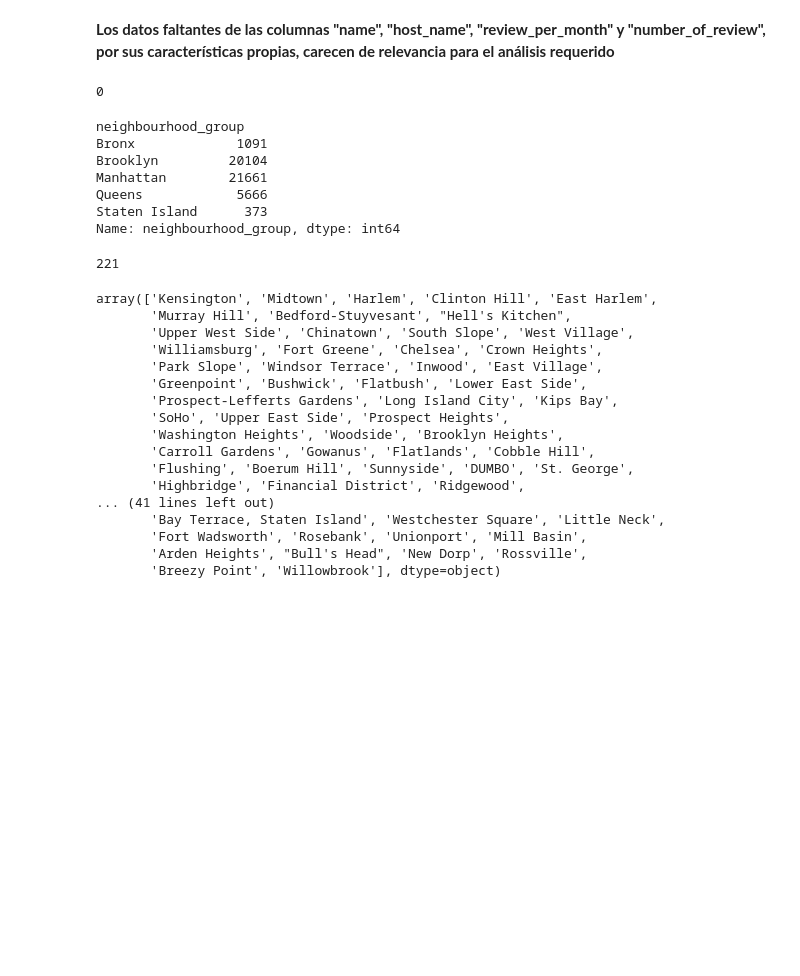
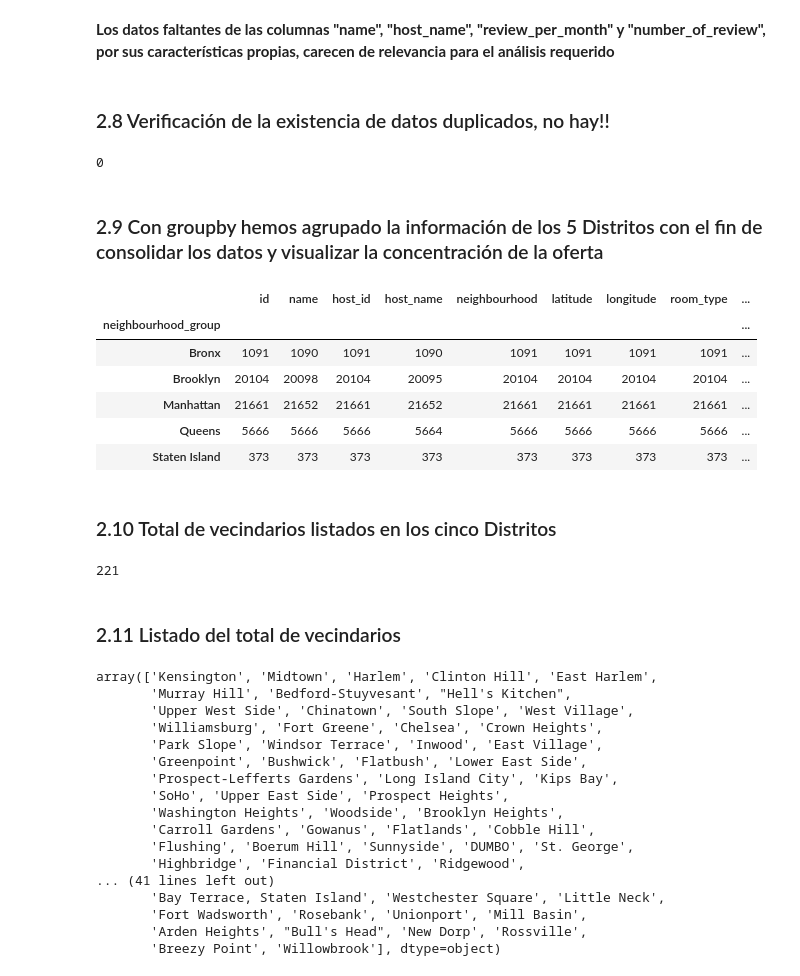
Before and after one commit to Factoria-F5-AI-Bootcamp-1-Edicion/NY_Airbnb, a Jupyter notebook: Project_NY2.ipynb, the cells around one changed output. Saved outputs shown, nothing was run; the diff lists cells and outputs as text; code cells hidden in the pictures; blank space fills up the shorter version.

```diff
--- a/Project_NY2.ipynb
+++ b/Project_NY2.ipynb
@@ -131,4 +130,6 @@ availability_365                      0
 dtype: int64
 # %% [markdown]
 **Los datos faltantes de las columnas "name", "host_name", "review_per_month" y "number_of_review", por sus características propias, carecen de relevancia para el análisis requerido**
+# %% [markdown]
+### 2.8 Verificación de la existencia de datos duplicados, no hay!!
 # %%
@@ -137,17 +136,20 @@ dtype: int64
 df.duplicated().sum()
 # %% [output]
 0
+# %% [markdown]
+### 2.9 Con groupby hemos agrupado la información de los 5 Distritos con el fin de consolidar los datos y visualizar la concentración de la oferta
 # %%
-# Con groupby hemos agrupado la información de los 5 Distritos con el fin de consolidar los datos
-#y visualizar la concentración de la oferta
+nhgroup = df.groupby("neighbourhood_group").count()
 
-df.groupby("neighbourhood_group")["neighbourhood_group"].count()
+nhgroup
 # %% [output]
-neighbourhood_group
-Bronx             1091
-Brooklyn         20104
-Manhattan        21661
-Queens            5666
-Staten Island      373
-Name: neighbourhood_group, dtype: int64
+|  | id | name | host_id | host_name | neighbourhood | latitude | longitude | room_type | ... |
+| neighbourhood_group |  |  |  |  |  |  |  |  | ... |
+| Bronx | 1091 | 1090 | 1091 | 1090 | 1091 | 1091 | 1091 | 1091 | ... |
+| Brooklyn | 20104 | 20098 | 20104 | 20095 | 20104 | 20104 | 20104 | 20104 | ... |
+| Manhattan | 21661 | 21652 | 21661 | 21652 | 21661 | 21661 | 21661 | 21661 | ... |
+| Queens | 5666 | 5666 | 5666 | 5664 | 5666 | 5666 | 5666 | 5666 | ... |
+| Staten Island | 373 | 373 | 373 | 373 | 373 | 373 | 373 | 373 | ... |
+# %% [markdown]
+### 2.10 Total de vecindarios listados en los cinco Distritos
 # %%
@@ -156,4 +156,6 @@ Name: neighbourhood_group, dtype: int64
 len(df.neighbourhood.unique())
 # %% [output]
 221
+# %% [markdown]
+### 2.11 Listado del total de vecindarios
 # %%
```
Also changed, not shown: parts of 64 cells of this notebook, 2 other files.
